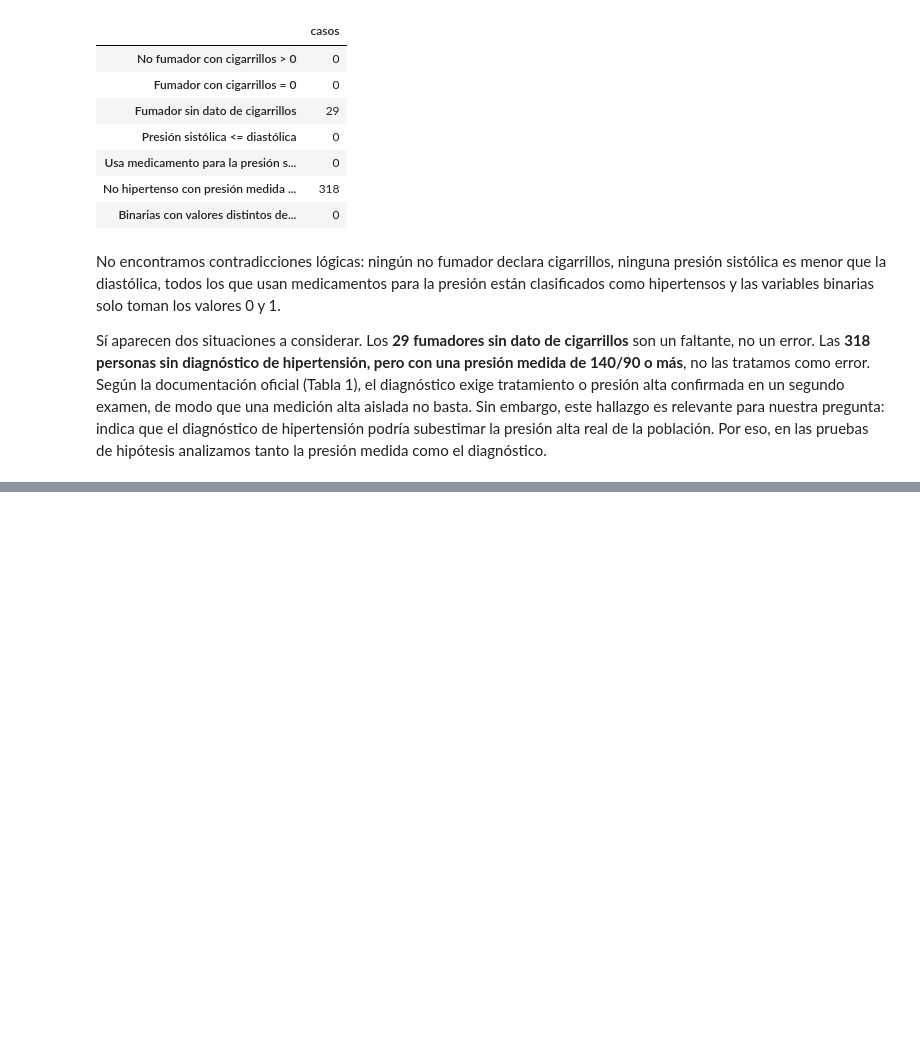
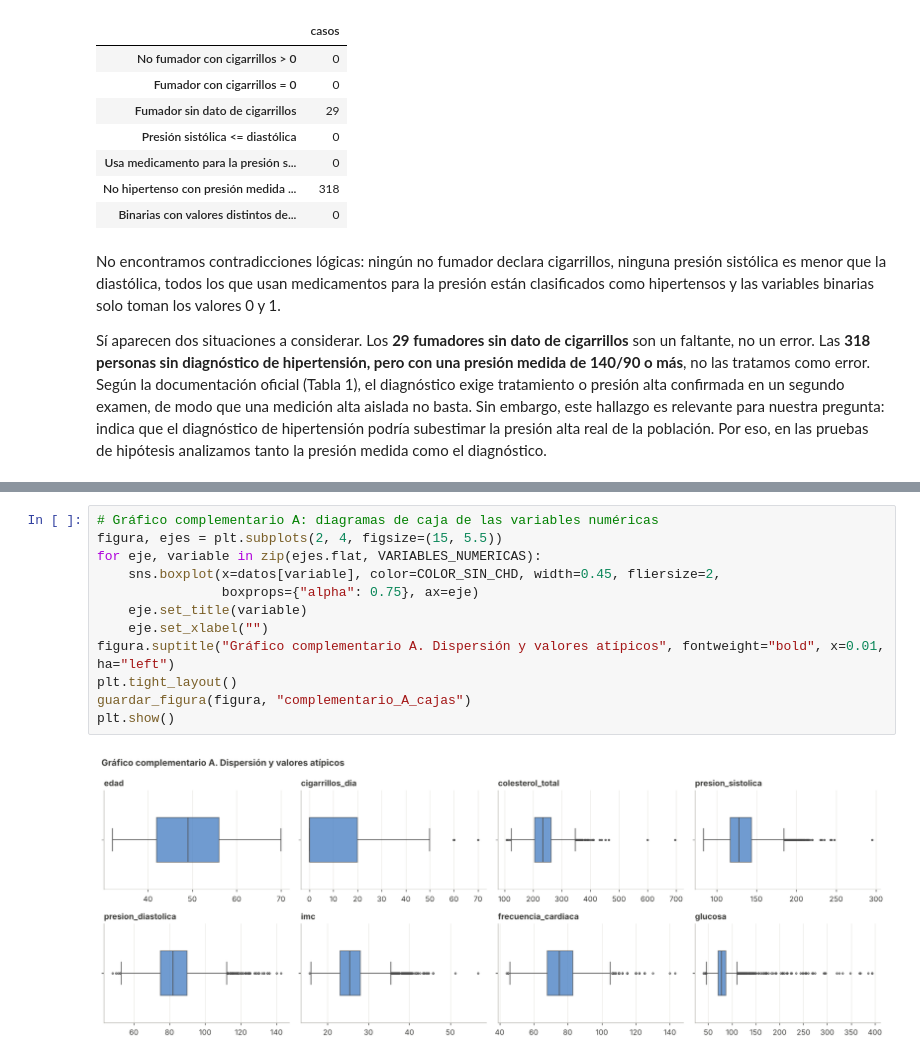
Before and after one commit to christopherulloarojas/grupo1-framingham-mcdi501, a Jupyter notebook: Sumativa1_Framingham_Codigo.ipynb, the cells around one changed output, grey strips where cells are left out. Saved outputs shown, nothing was run; the diff lists cells and outputs as text; blank space fills up the shorter version.

```diff
--- a/Sumativa1_Framingham_Codigo.ipynb
+++ b/Sumativa1_Framingham_Codigo.ipynb
@@ -381,0 +418,14 @@ Por eso, en las pruebas de hipótesis analizamos tanto la presión medida como e
+# %%
+# Gráfico complementario A: diagramas de caja de las variables numéricas
+figura, ejes = plt.subplots(2, 4, figsize=(15, 5.5))
+for eje, variable in zip(ejes.flat, VARIABLES_NUMERICAS):
+    sns.boxplot(x=datos[variable], color=COLOR_SIN_CHD, width=0.45, fliersize=2,
+                boxprops={"alpha": 0.75}, ax=eje)
+    eje.set_title(variable)
+    eje.set_xlabel("")
+figura.suptitle("Gráfico complementario A. Dispersión y valores atípicos", fontweight="bold", x=0.01, ha="left")
+plt.tight_layout()
+guardar_figura(figura, "complementario_A_cajas")
+plt.show()
+# %% [output]
+[figure, added]
```
Also changed, not shown: parts of 9 cells of this notebook.
